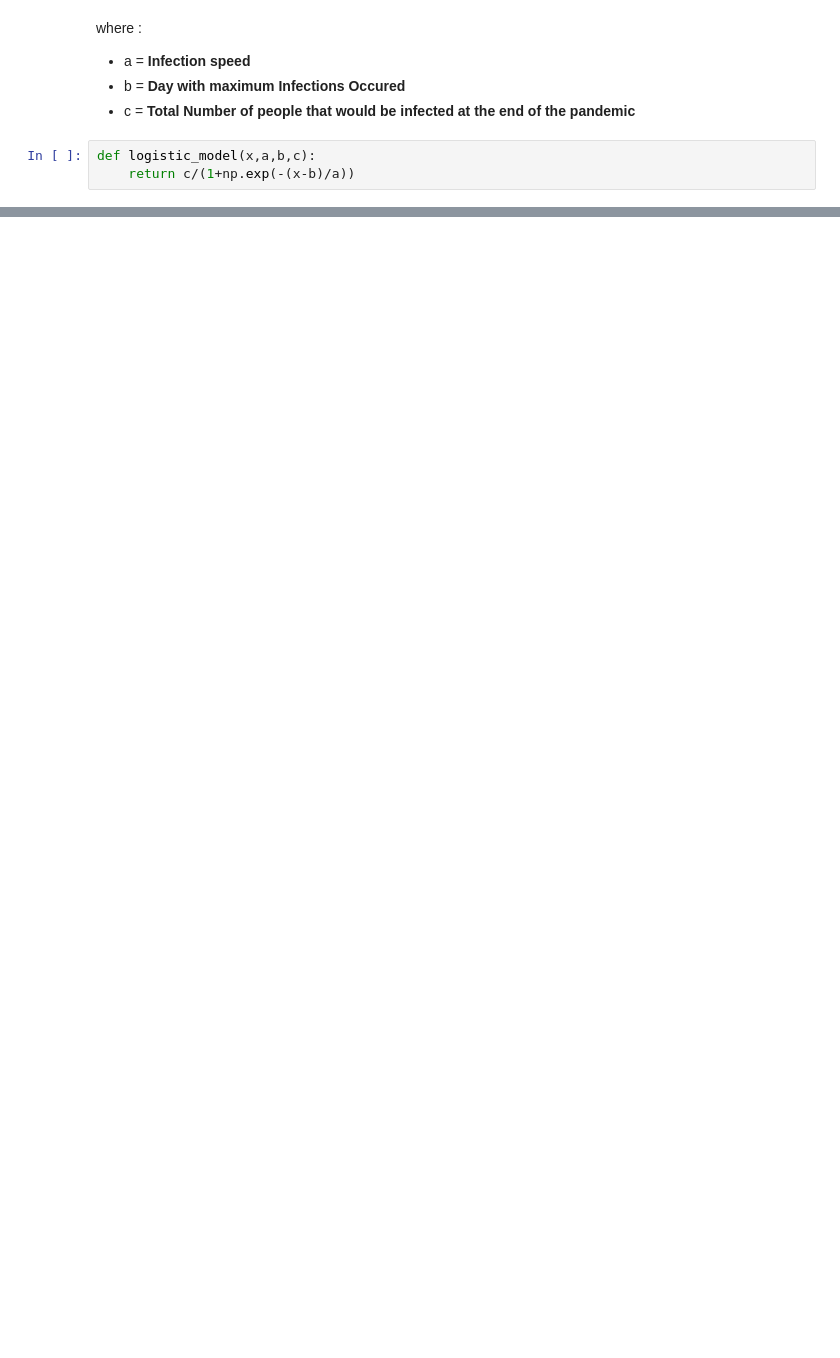
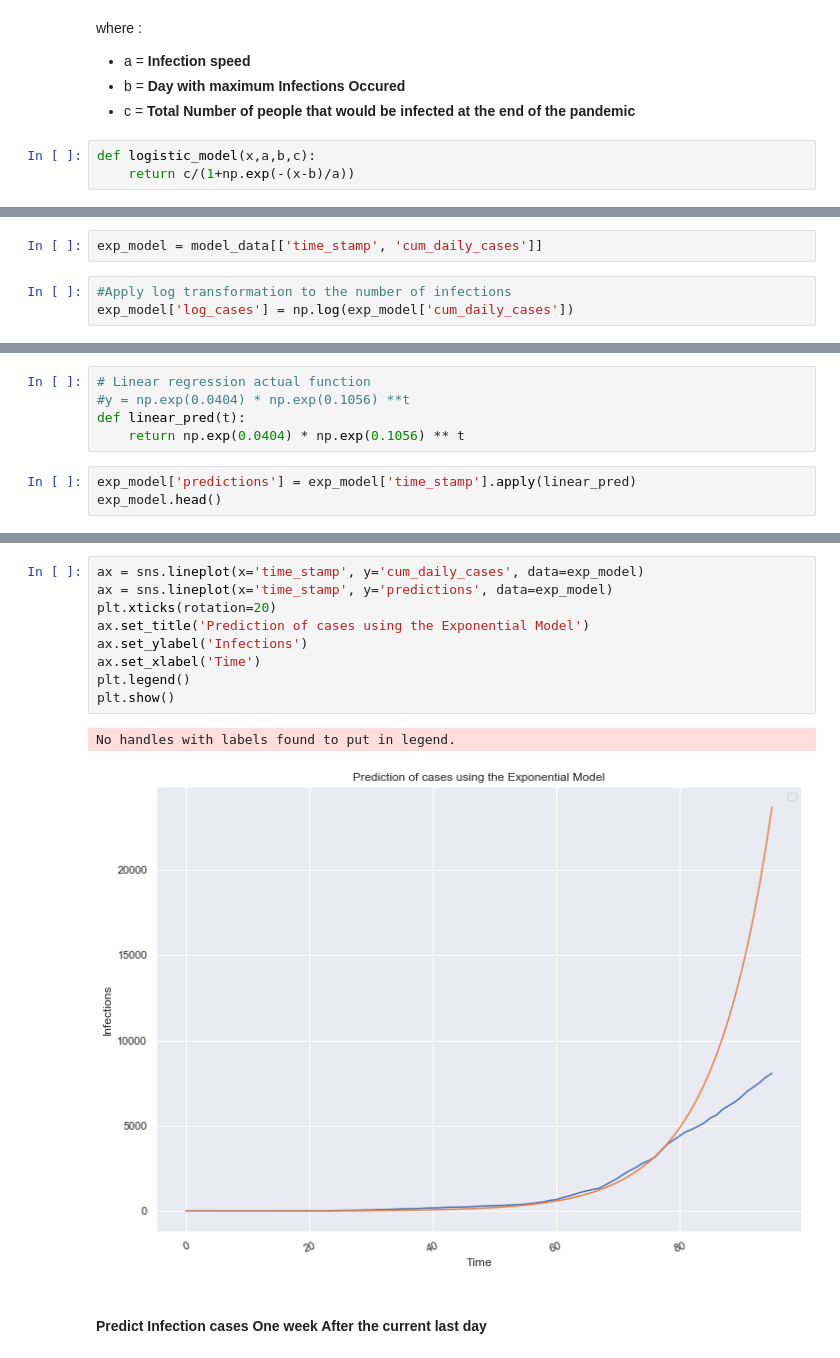
Before and after one commit to ajakaiye33/covid19Naija, a Jupyter notebook: covid19Naija/Covid_19_Cases_Nigeria_Analysis.ipynb, the cells around one changed output, grey strips where cells are left out. Saved outputs shown, nothing was run; the diff lists cells and outputs as text; blank space fills up the shorter version.

Commit message:
prediction updated

```diff
--- a/covid19Naija/Covid_19_Cases_Nigeria_Analysis.ipynb
+++ b/covid19Naija/Covid_19_Cases_Nigeria_Analysis.ipynb
@@ -447,0 +496,5 @@ def logistic_model(x,a,b,c):
+# %%
+exp_model = model_data[['time_stamp', 'cum_daily_cases']]
+# %%
+#Apply log transformation to the number of infections
+exp_model['log_cases'] = np.log(exp_model['cum_daily_cases'])
@@ -447,0 +548,8 @@ def logistic_model(x,a,b,c):
+# %%
+# Linear regression actual function
+#y = np.exp(0.0404) * np.exp(0.1056) **t
+def linear_pred(t):
+    return np.exp(0.0404) * np.exp(0.1056) ** t
+# %%
+exp_model['predictions'] = exp_model['time_stamp'].apply(linear_pred)
+exp_model.head()
@@ -447,0 +568,14 @@ def logistic_model(x,a,b,c):
+# %%
+ax = sns.lineplot(x='time_stamp', y='cum_daily_cases', data=exp_model)
+ax = sns.lineplot(x='time_stamp', y='predictions', data=exp_model)
+plt.xticks(rotation=20)
+ax.set_title('Prediction of cases using the Exponential Model')
+ax.set_ylabel('Infections')
+ax.set_xlabel('Time')
+plt.legend()
+plt.show()
+# %% [output]
+No handles with labels found to put in legend.
+[figure, added]
+# %% [markdown]
+#### Predict Infection cases One week After the current last day
```
Also changed, not shown: parts of 39 cells of this notebook.
